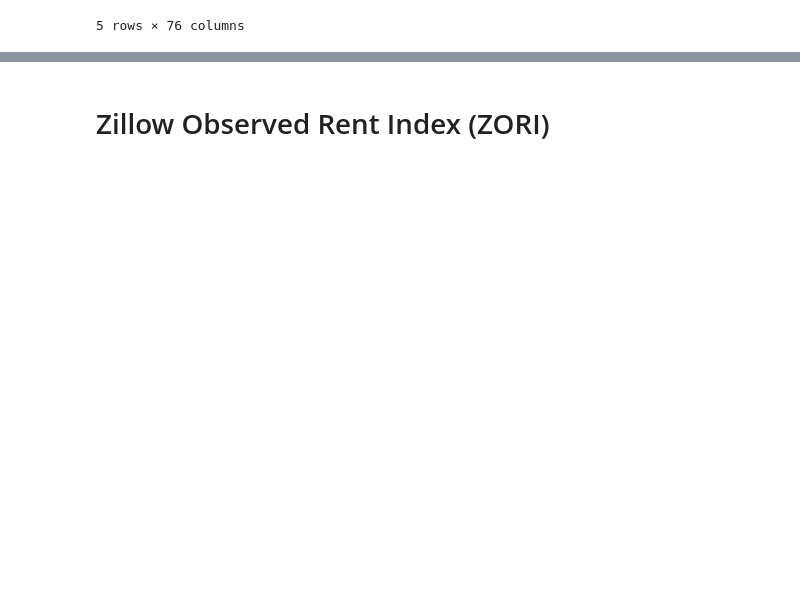
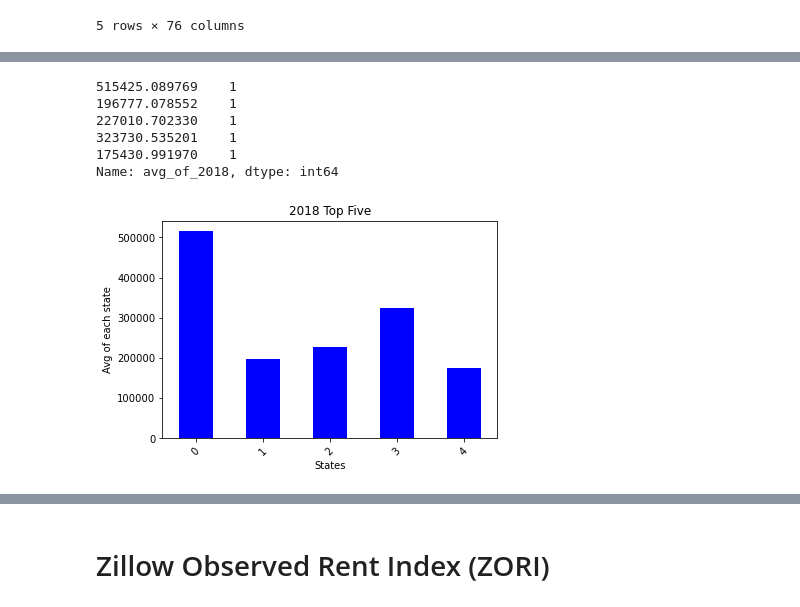
Before and after one commit to JAMayo13240/Data-Analysis-Project-3, a Jupyter notebook: Final.ipynb, the cells around one changed output, grey strips where cells are left out. Saved outputs shown, nothing was run; the diff lists cells and outputs as text; code cells hidden in the pictures; blank space fills up the shorter version.

```diff
--- a/Final.ipynb
+++ b/Final.ipynb
@@ -25,3 +25,19 @@ State_df
 | 3 | 43 | 3 | New York | state | 312968.619343 | 314079.786906 | 315527.420718 | 317146.005162 | ... |
 | 4 | 47 | 4 | Pennsylvania | state | 171604.239805 | 172309.541572 | 173286.086102 | 174213.676170 | ... |
 5 rows × 76 columns
+# %%
+# Define the range for the year 2018
+start_date = pd.Timestamp('2018-01-01')
+end_date = pd.Timestamp('2018-12-31')
+
+# Filter columns within the range of the year 2018
+filtered_columns = list(State_df.columns[:5]) + [column for column in State_df.columns[5:] if start_date <= pd.to_datetime(column, errors='coerce') <= end_date]
+
+# Create a new DataFrame using the filtered columns
+df_2018 = State_df[filtered_columns]
+
+# Calculate the average for the year 2018
+df_2018['avg_of_2018'] = df_2018.iloc[:, 5:].mean(axis=1)
+
+# Display the new DataFrame
+df_2018.head()
@@ -27,0 +235,22 @@ State_df
+# %%
+df_2018['avg_of_2018']
+
+clean_data_chart_1 = df_2018['avg_of_2018']
+
+clean_data_chart_1
+plot_panda = clean_data_chart_1.plot.bar(color='b')
+
+plt.title("2018 Top Five")
+plt.ylabel("Avg of each state")
+plt.xlabel("States")
+plt.savefig('plot2.png', dpi=300, bbox_inches='tight')
+plt.xticks(rotation=45)
+df_2018['avg_of_2018'].value_counts()
+# %% [output]
+515425.089769    1
+196777.078552    1
+227010.702330    1
+323730.535201    1
+175430.991970    1
+Name: avg_of_2018, dtype: int64
+[figure, added]
```
Also changed, not shown: parts of 15 cells of this notebook, 3 other files.
